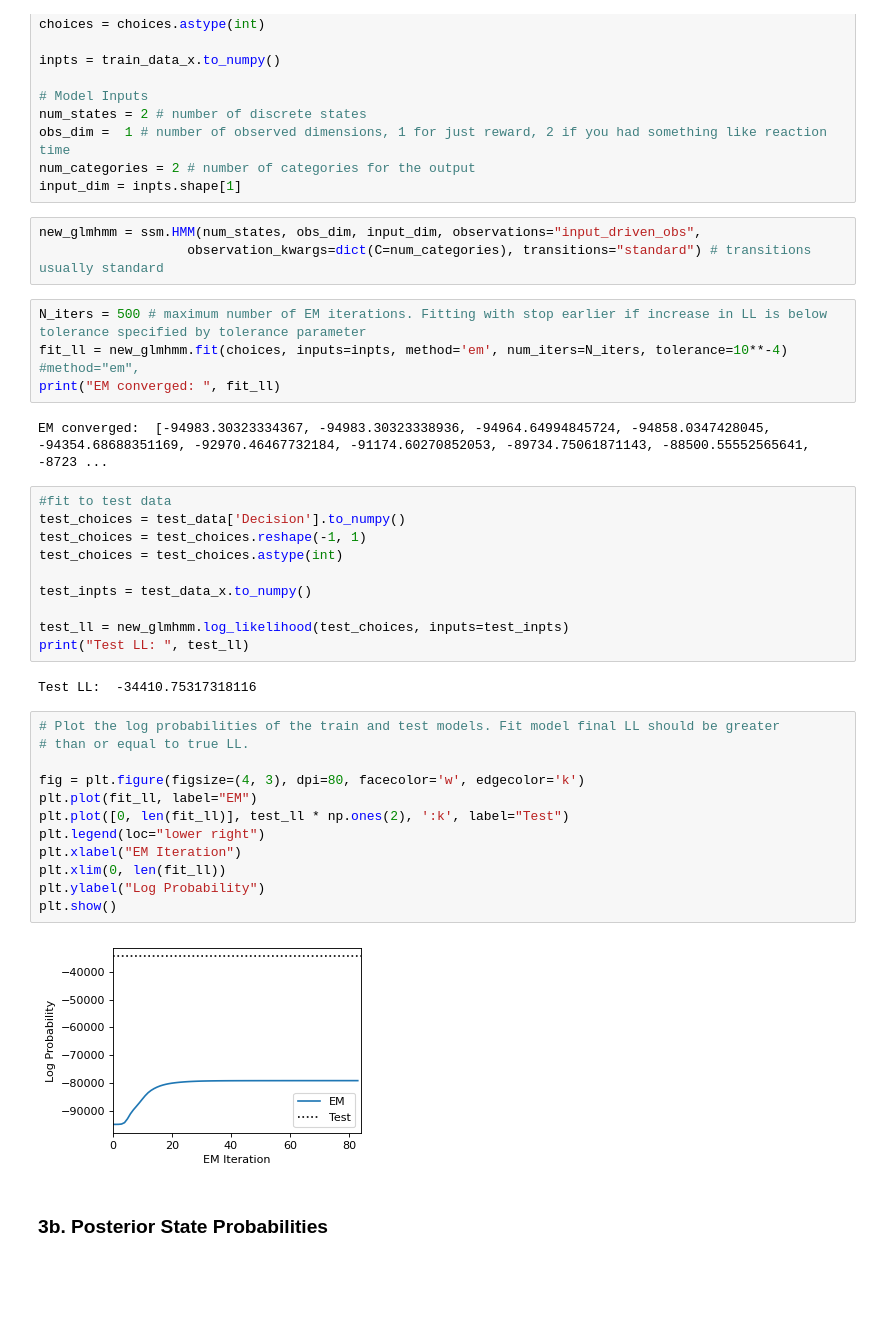
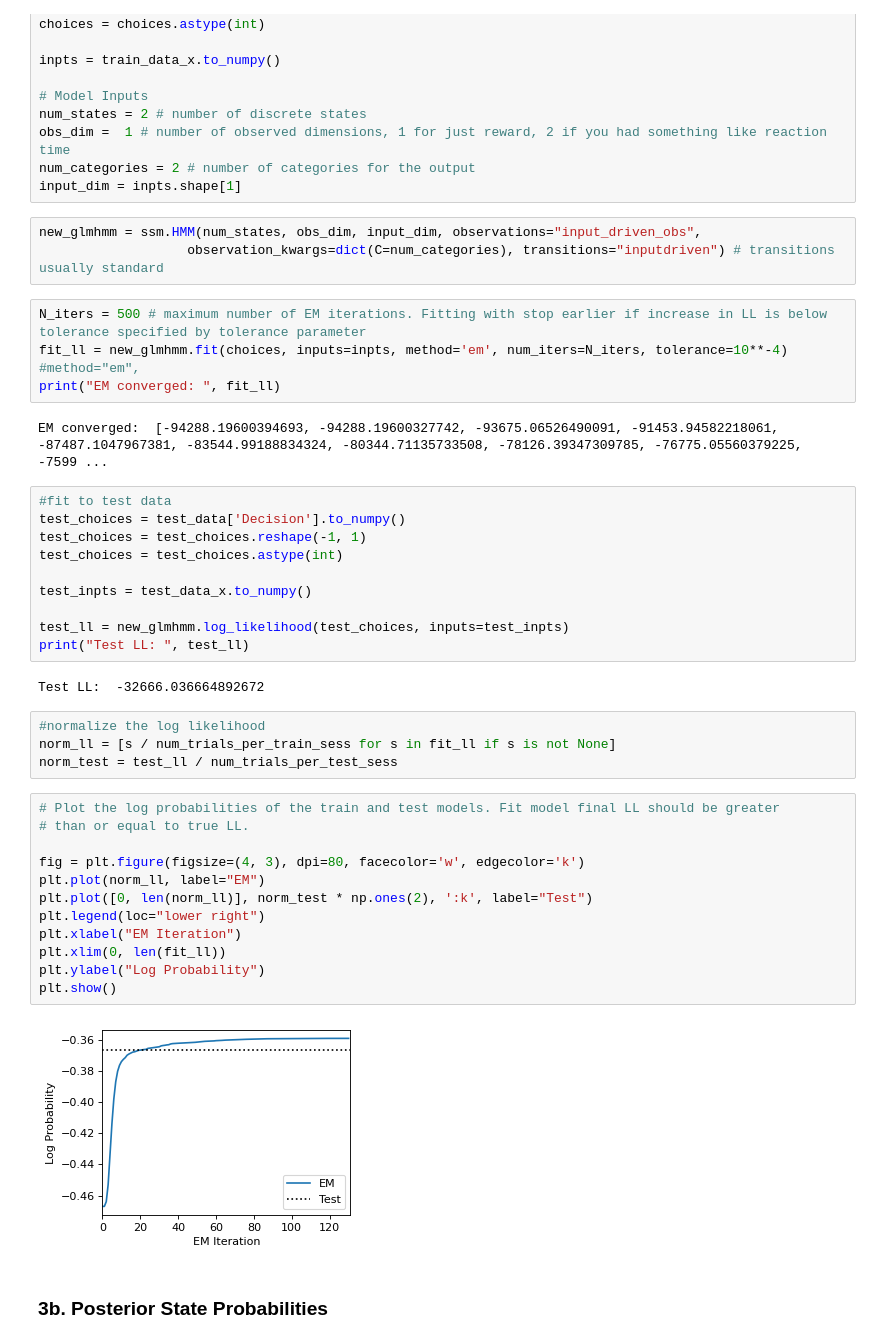
Before and after one commit to jbwallace123/glm_and_glmhmm, a Jupyter notebook: notebooks/Input-Driven-Observations(GLM-HMM)-SabaLab.ipynb, the cells around one changed output. Saved outputs shown, nothing was run; the diff lists cells and outputs as text; blank space fills up the shorter version.

```diff
--- a/notebooks/Input-Driven-Observations(GLM-HMM)-SabaLab.ipynb
+++ b/notebooks/Input-Driven-Observations(GLM-HMM)-SabaLab.ipynb
@@ -171,13 +184,13 @@ num_categories = 2 # number of categories for the output
 input_dim = inpts.shape[1]
 # %%
 new_glmhmm = ssm.HMM(num_states, obs_dim, input_dim, observations="input_driven_obs",
-                   observation_kwargs=dict(C=num_categories), transitions="standard") # transitions usually standard
+                   observation_kwargs=dict(C=num_categories), transitions="inputdriven") # transitions usually standard
 # %%
 N_iters = 500 # maximum number of EM iterations. Fitting with stop earlier if increase in LL is below tolerance specified by tolerance parameter
 fit_ll = new_glmhmm.fit(choices, inputs=inpts, method='em', num_iters=N_iters, tolerance=10**-4) #method="em",
 print("EM converged: ", fit_ll)
 # %% [output]
-EM converged:  [-94983.30323334367, -94983.30323338936, -94964.64994845724, -94858.0347428045, -94354.68688351169, -92970.46467732184, -91174.60270852053, -89734.75061871143, -88500.55552565641, -8723 ...
+EM converged:  [-94288.19600394693, -94288.19600327742, -93675.06526490091, -91453.94582218061, -87487.1047967381, -83544.99188834324, -80344.71135733508, -78126.39347309785, -76775.05560379225, -7599 ...
 # %%
 #fit to test data
 test_choices = test_data['Decision'].to_numpy()
@@ -189,21 +202,25 @@ test_inpts = test_data_x.to_numpy()
 test_ll = new_glmhmm.log_likelihood(test_choices, inputs=test_inpts)
 print("Test LL: ", test_ll)
 # %% [output]
-Test LL:  -34410.75317318116
+Test LL:  -32666.036664892672
+# %%
+#normalize the log likelihood
+norm_ll = [s / num_trials_per_train_sess for s in fit_ll if s is not None]
+norm_test = test_ll / num_trials_per_test_sess
 # %%
 # Plot the log probabilities of the train and test models. Fit model final LL should be greater
 # than or equal to true LL.
 
 fig = plt.figure(figsize=(4, 3), dpi=80, facecolor='w', edgecolor='k')
-plt.plot(fit_ll, label="EM")
-plt.plot([0, len(fit_ll)], test_ll * np.ones(2), ':k', label="Test")
+plt.plot(norm_ll, label="EM")
+plt.plot([0, len(norm_ll)], norm_test * np.ones(2), ':k', label="Test")
 plt.legend(loc="lower right")
 plt.xlabel("EM Iteration")
 plt.xlim(0, len(fit_ll))
 plt.ylabel("Log Probability")
 plt.show()
 # %% [output]
-[figure, old version]
+[figure, new version]
 # %% [markdown]
 ### 3b. Posterior State Probabilities
 # %% [markdown]
```
Also changed, not shown: parts of 7 cells of this notebook.
